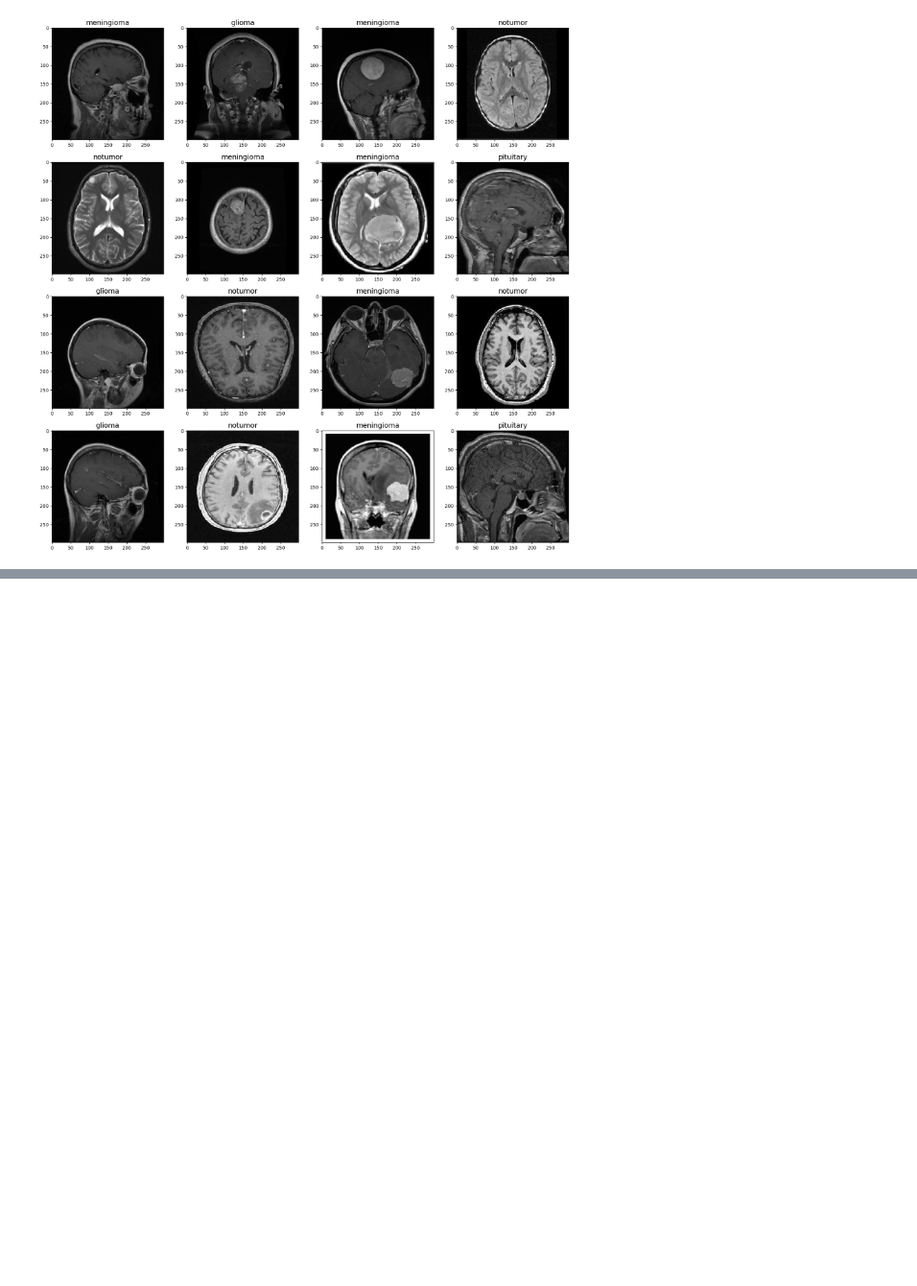
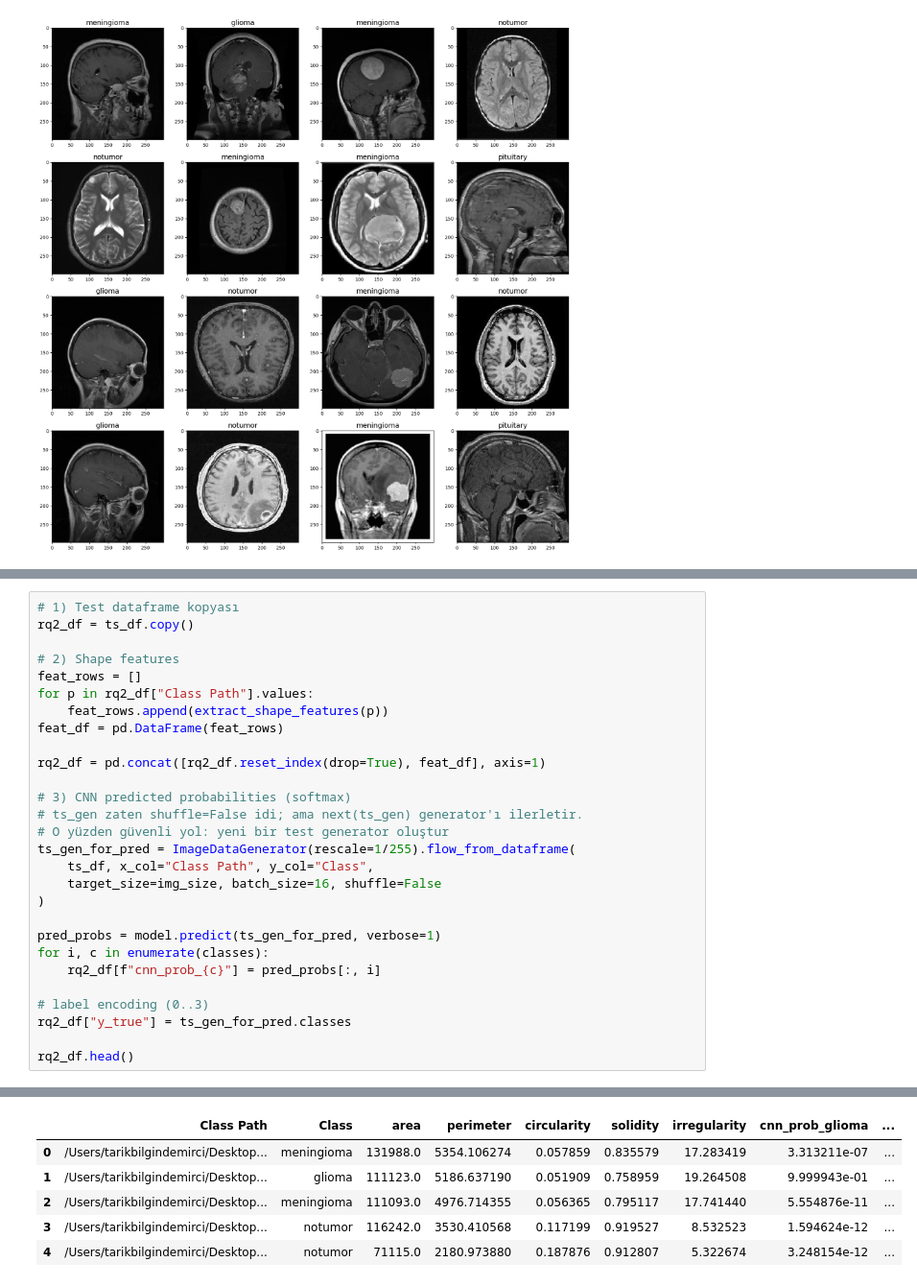
Before and after one commit to tarikdemir74/pattern_recog, a Jupyter notebook: brain_tumor.ipynb, the cells around one changed output, grey strips where cells are left out. Shown at 96% size. Cells and saved outputs as stored; diff of their text form; blank space fills up the shorter version.

```diff
--- a/brain_tumor.ipynb
+++ b/brain_tumor.ipynb
@@ -210,0 +529,29 @@ You must install pydot (`pip install pydot`) for `plot_model` to work.
+# %%
+# 1) Test dataframe kopyası
+rq2_df = ts_df.copy()
+
+# 2) Shape features
+feat_rows = []
+for p in rq2_df["Class Path"].values:
+    feat_rows.append(extract_shape_features(p))
+feat_df = pd.DataFrame(feat_rows)
+
+rq2_df = pd.concat([rq2_df.reset_index(drop=True), feat_df], axis=1)
+
+# 3) CNN predicted probabilities (softmax)
+# ts_gen zaten shuffle=False idi; ama next(ts_gen) generator'ı ilerletir.
+# O yüzden güvenli yol: yeni bir test generator oluştur
+ts_gen_for_pred = ImageDataGenerator(rescale=1/255).flow_from_dataframe(
+    ts_df, x_col="Class Path", y_col="Class",
+    target_size=img_size, batch_size=16, shuffle=False
+)
+
+pred_probs = model.predict(ts_gen_for_pred, verbose=1)
+for i, c in enumerate(classes):
+    rq2_df[f"cnn_prob_{c}"] = pred_probs[:, i]
+
+# label encoding (0..3)
+rq2_df["y_true"] = ts_gen_for_pred.classes
+
+rq2_df.head()
+# %% [output]
@@ -210,0 +560,6 @@ You must install pydot (`pip install pydot`) for `plot_model` to work.
+|  | Class Path | Class | area | perimeter | circularity | solidity | irregularity | cnn_prob_glioma | ... |
+| 0 | /Users/tarikbilgindemirci/Desktop... | meningioma | 131988.0 | 5354.106274 | 0.057859 | 0.835579 | 17.283419 | 3.313211e-07 | ... |
+| 1 | /Users/tarikbilgindemirci/Desktop... | glioma | 111123.0 | 5186.637190 | 0.051909 | 0.758959 | 19.264508 | 9.999943e-01 | ... |
+| 2 | /Users/tarikbilgindemirci/Desktop... | meningioma | 111093.0 | 4976.714355 | 0.056365 | 0.795117 | 17.741440 | 5.554876e-11 | ... |
+| 3 | /Users/tarikbilgindemirci/Desktop... | notumor | 116242.0 | 3530.410568 | 0.117199 | 0.919527 | 8.532523 | 1.594624e-12 | ... |
+| 4 | /Users/tarikbilgindemirci/Desktop... | notumor | 71115.0 | 2180.973880 | 0.187876 | 0.912807 | 5.322674 | 3.248154e-12 | ... |
```
Also changed, not shown: parts of 17 cells of this notebook.
